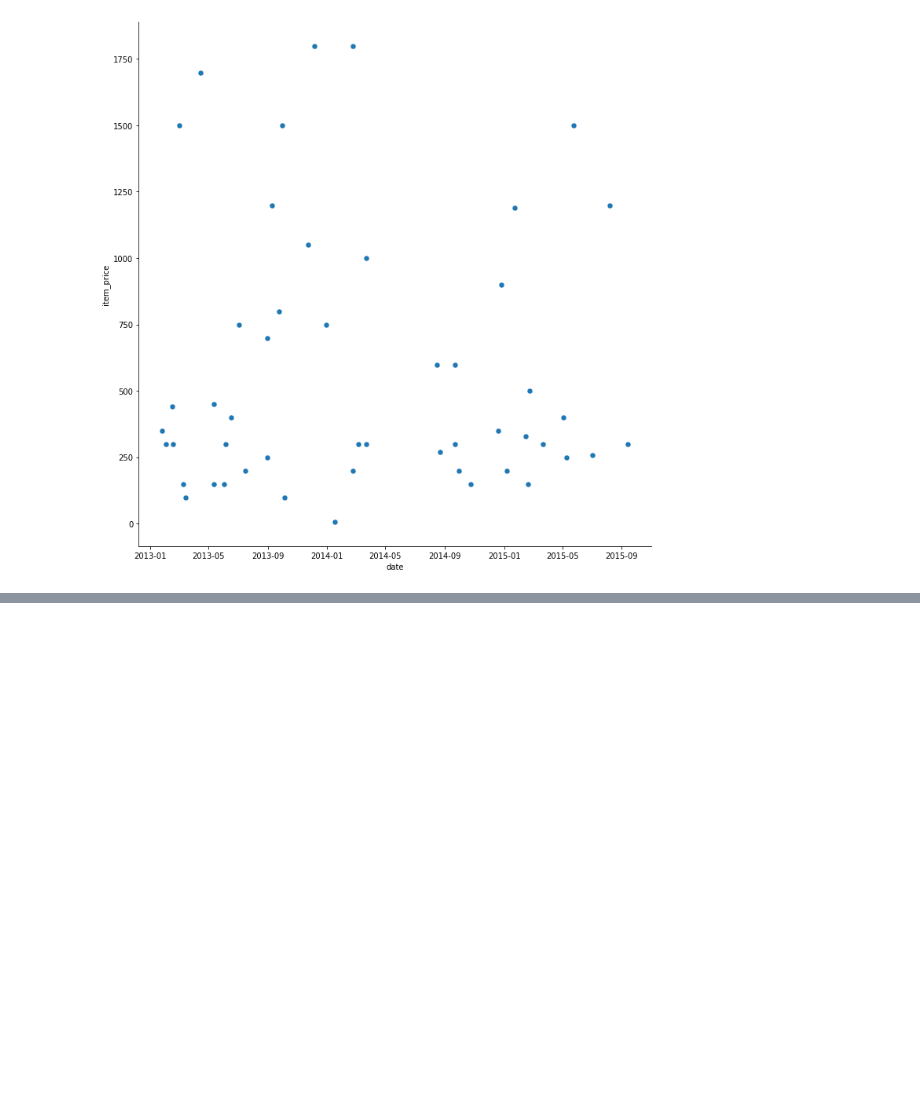
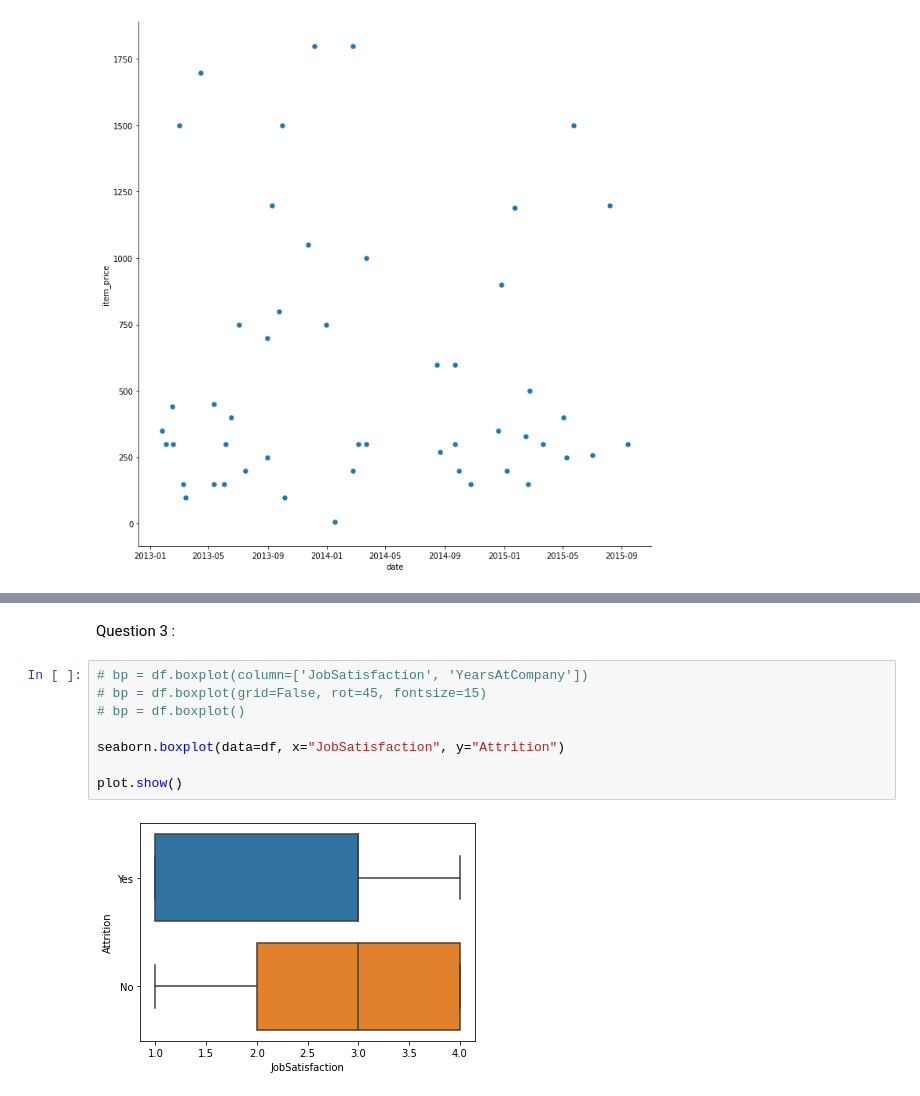
Before and after one commit to samiHEL/DA_HELLA_Sami, a Jupyter notebook: DA_HELLA_Sami.ipynb, the cells around one changed output, grey strips where cells are left out. Cells and saved outputs as stored; diff of their text form; blank space fills up the shorter version.

```diff
--- a/DA_HELLA_Sami.ipynb
+++ b/DA_HELLA_Sami.ipynb
@@ -158,0 +176,12 @@ plot.show();
+# %% [markdown]
+Question 3 :
+# %%
+# bp = df.boxplot(column=['JobSatisfaction', 'YearsAtCompany'])
+# bp = df.boxplot(grid=False, rot=45, fontsize=15)
+# bp = df.boxplot()
+
+seaborn.boxplot(data=df, x="JobSatisfaction", y="Attrition")
+
+plot.show()
+# %% [output]
+[figure, added]
```
Also changed, not shown: parts of 22 cells of this notebook.
